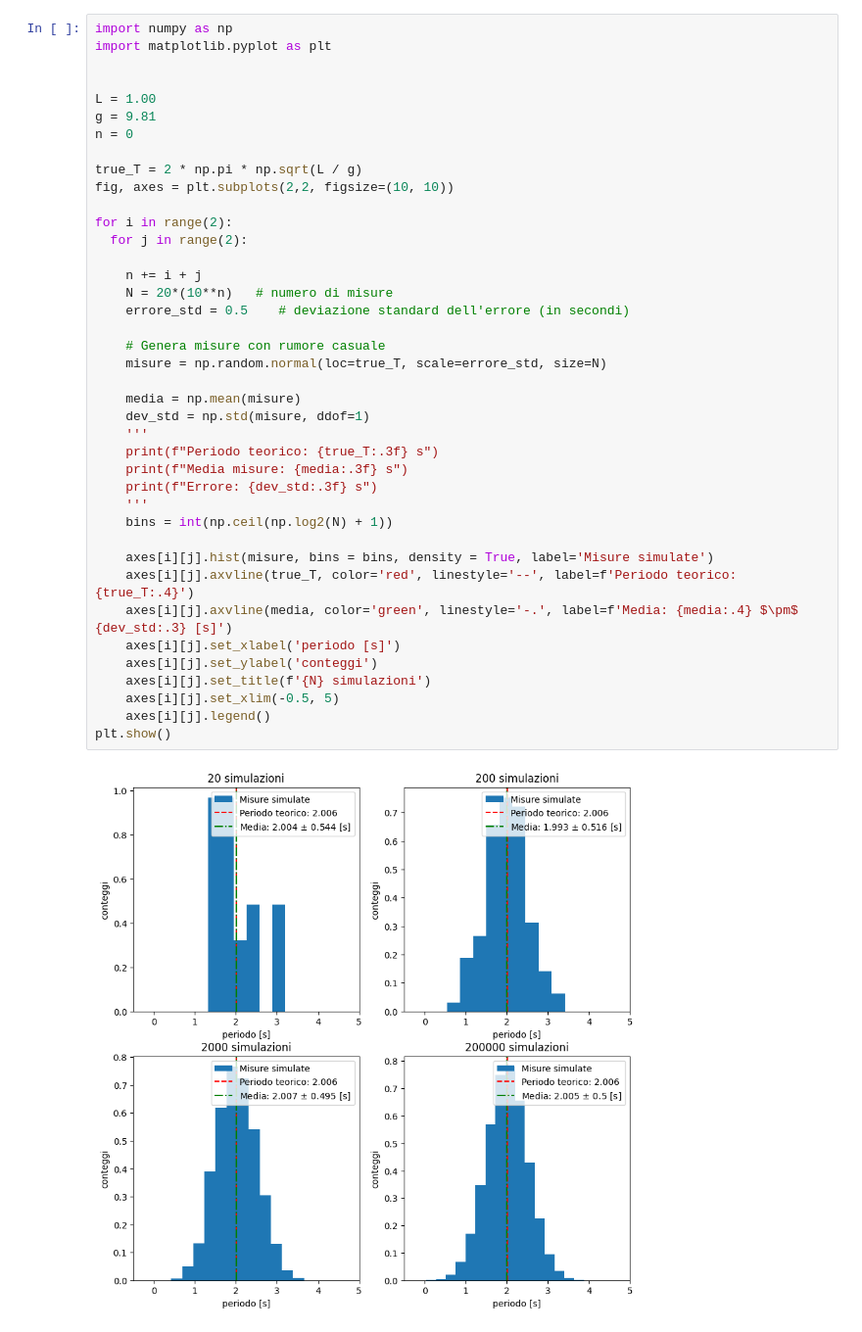
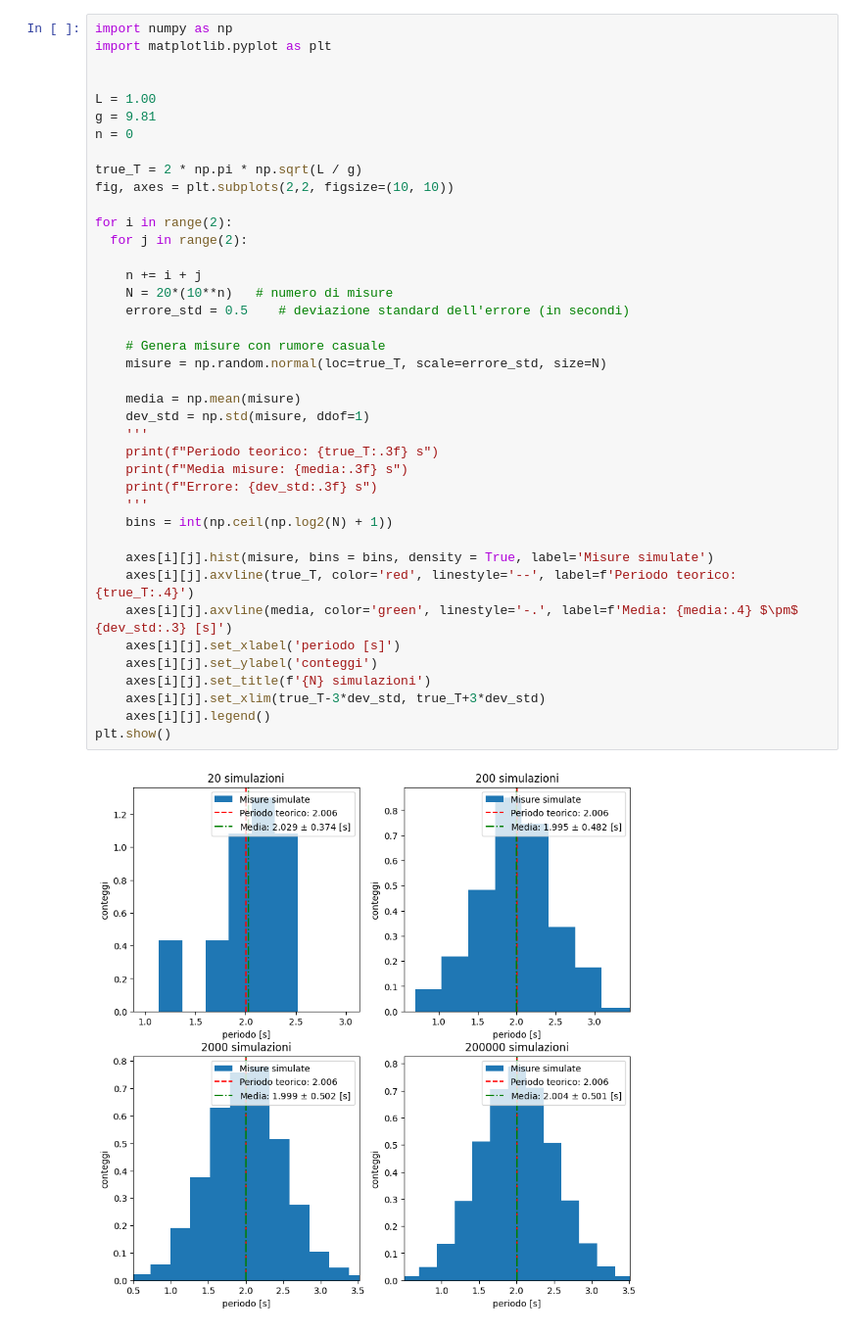
Before and after one commit to lorenzosabatino03/lab-fisica, a Jupyter notebook: pendolo.ipynb, the cells around one changed output. Shown: that part at 98% size. Drawn from its saved outputs; the diff is of its cells as text.

```diff
--- a/pendolo.ipynb
+++ b/pendolo.ipynb
@@ -57,32 +57,32 @@ true_T = 2 * np.pi * np.sqrt(L / g)
 fig, axes = plt.subplots(2,2, figsize=(10, 10))
 
 for i in range(2):
   for j in range(2):
 
     n += i + j
     N = 20*(10**n)   # numero di misure
     errore_std = 0.5    # deviazione standard dell'errore (in secondi)
 
     # Genera misure con rumore casuale
     misure = np.random.normal(loc=true_T, scale=errore_std, size=N)
 
     media = np.mean(misure)
     dev_std = np.std(misure, ddof=1)
     '''
     print(f"Periodo teorico: {true_T:.3f} s")
     print(f"Media misure: {media:.3f} s")
     print(f"Errore: {dev_std:.3f} s")
     '''
     bins = int(np.ceil(np.log2(N) + 1))
 
     axes[i][j].hist(misure, bins = bins, density = True, label='Misure simulate')
     axes[i][j].axvline(true_T, color='red', linestyle='--', label=f'Periodo teorico: {true_T:.4}')
     axes[i][j].axvline(media, color='green', linestyle='-.', label=f'Media: {media:.4} $\pm$ {dev_std:.3} [s]')
     axes[i][j].set_xlabel('periodo [s]')
     axes[i][j].set_ylabel('conteggi')
     axes[i][j].set_title(f'{N} simulazioni')
-    axes[i][j].set_xlim(-0.5, 5)
+    axes[i][j].set_xlim(true_T-3*dev_std, true_T+3*dev_std)
     axes[i][j].legend()
 plt.show()
 # %% [output]
-[figure, old version]
+[figure, new version]
```
Also changed, not shown: parts of 1 cell of this notebook.
